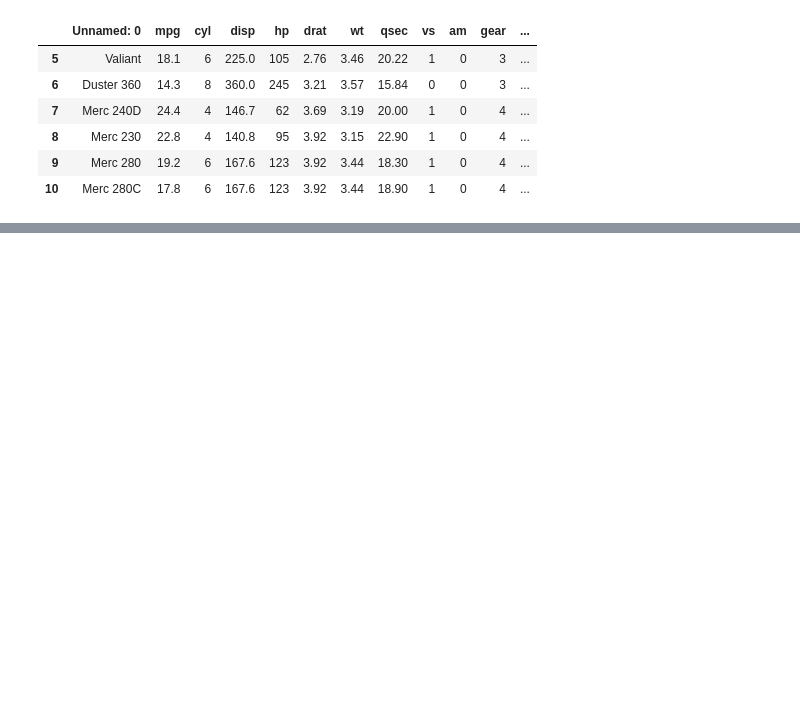
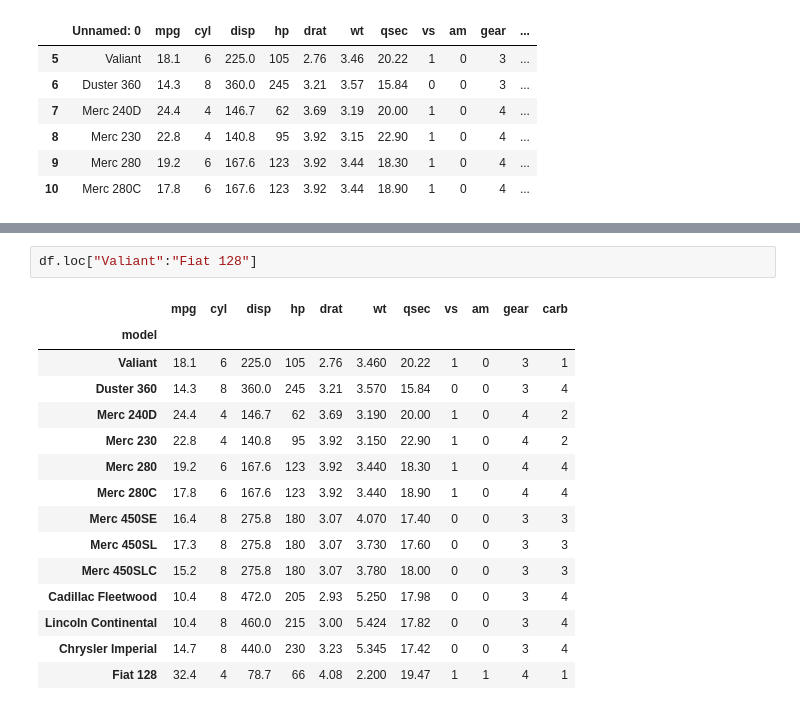
Before and after one commit to saikhairnar20023/Data--science-programs, a Jupyter notebook: Program__6.ipynb, the cells around one changed output, grey strips where cells are left out. Saved outputs shown, nothing was run; the diff lists cells and outputs as text; blank space fills up the shorter version.

```diff
--- a/Program__6.ipynb
+++ b/Program__6.ipynb
@@ -276,0 +331,18 @@ df.loc[5:10]
+# %%
+df.loc["Valiant":"Fiat 128"]
+# %% [output]
+|  | mpg | cyl | disp | hp | drat | wt | qsec | vs | am | gear | carb |
+| model |  |  |  |  |  |  |  |  |  |  |  |
+| Valiant | 18.1 | 6 | 225.0 | 105 | 2.76 | 3.460 | 20.22 | 1 | 0 | 3 | 1 |
+| Duster 360 | 14.3 | 8 | 360.0 | 245 | 3.21 | 3.570 | 15.84 | 0 | 0 | 3 | 4 |
+| Merc 240D | 24.4 | 4 | 146.7 | 62 | 3.69 | 3.190 | 20.00 | 1 | 0 | 4 | 2 |
+| Merc 230 | 22.8 | 4 | 140.8 | 95 | 3.92 | 3.150 | 22.90 | 1 | 0 | 4 | 2 |
+| Merc 280 | 19.2 | 6 | 167.6 | 123 | 3.92 | 3.440 | 18.30 | 1 | 0 | 4 | 4 |
+| Merc 280C | 17.8 | 6 | 167.6 | 123 | 3.92 | 3.440 | 18.90 | 1 | 0 | 4 | 4 |
+| Merc 450SE | 16.4 | 8 | 275.8 | 180 | 3.07 | 4.070 | 17.40 | 0 | 0 | 3 | 3 |
+| Merc 450SL | 17.3 | 8 | 275.8 | 180 | 3.07 | 3.730 | 17.60 | 0 | 0 | 3 | 3 |
+| Merc 450SLC | 15.2 | 8 | 275.8 | 180 | 3.07 | 3.780 | 18.00 | 0 | 0 | 3 | 3 |
+| Cadillac Fleetwood | 10.4 | 8 | 472.0 | 205 | 2.93 | 5.250 | 17.98 | 0 | 0 | 3 | 4 |
+| Lincoln Continental | 10.4 | 8 | 460.0 | 215 | 3.00 | 5.424 | 17.82 | 0 | 0 | 3 | 4 |
+| Chrysler Imperial | 14.7 | 8 | 440.0 | 230 | 3.23 | 5.345 | 17.42 | 0 | 0 | 3 | 4 |
+| Fiat 128 | 32.4 | 4 | 78.7 | 66 | 4.08 | 2.200 | 19.47 | 1 | 1 | 4 | 1 |
```
Also changed, not shown: parts of 15 cells of this notebook.
